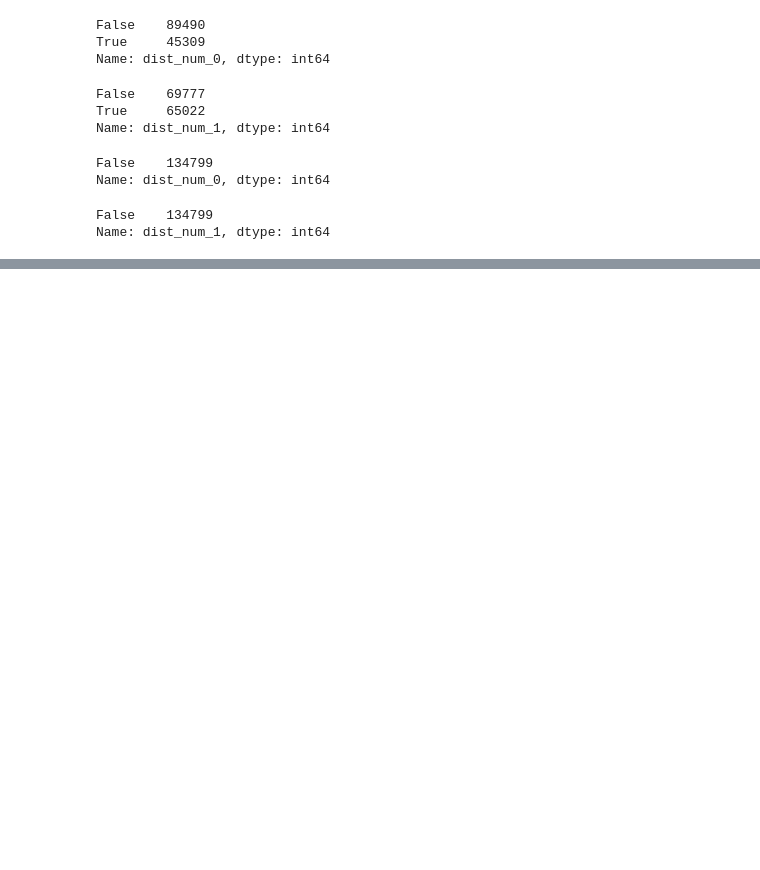
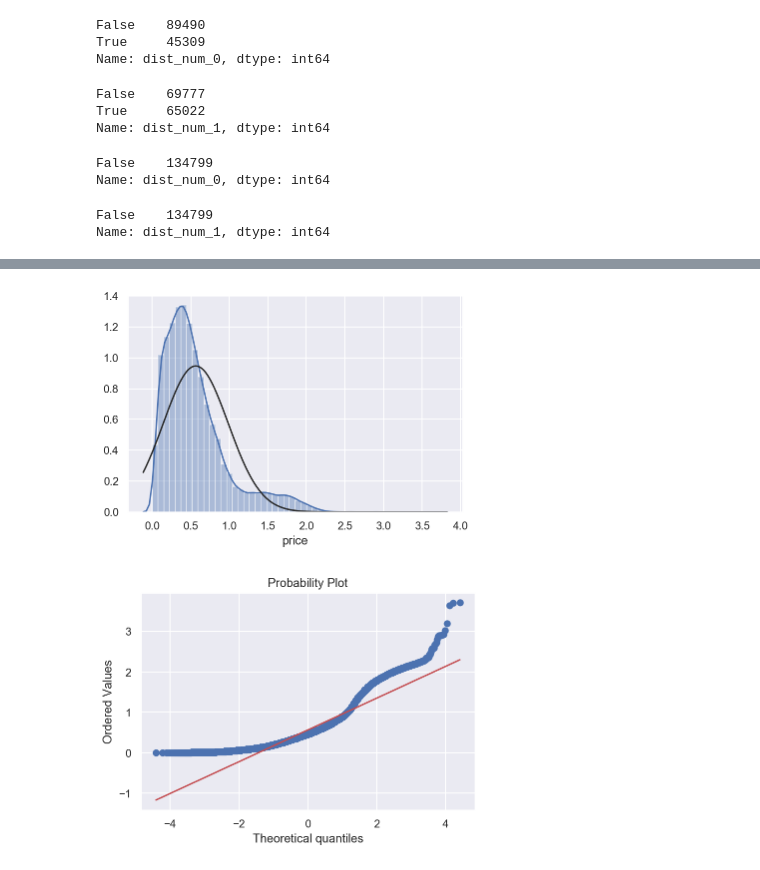
Before and after one commit to curieuxjy/real_dl_class, a Jupyter notebook: ch3/3.2.ipynb, the cells around one changed output, grey strips where cells are left out. Drawn from its saved outputs; the diff is of its cells as text; code cells hidden in the pictures; blank space fills up the shorter version.

```diff
--- a/ch3/3.2.ipynb
+++ b/ch3/3.2.ipynb
@@ -373,0 +472,7 @@ df_train['dist_num_1'] = df_train['dist_num_1'].astype(int)
+# %%
+sns.distplot(np.log1p(df_train['price']), fit=norm)
+fig = plt.figure()
+res = stats.probplot(np.log1p(df_train['price']), plot=plt)
+# %% [output]
+[figure, added]
+[figure, added]
```
Also changed, not shown: parts of 18 cells of this notebook.
